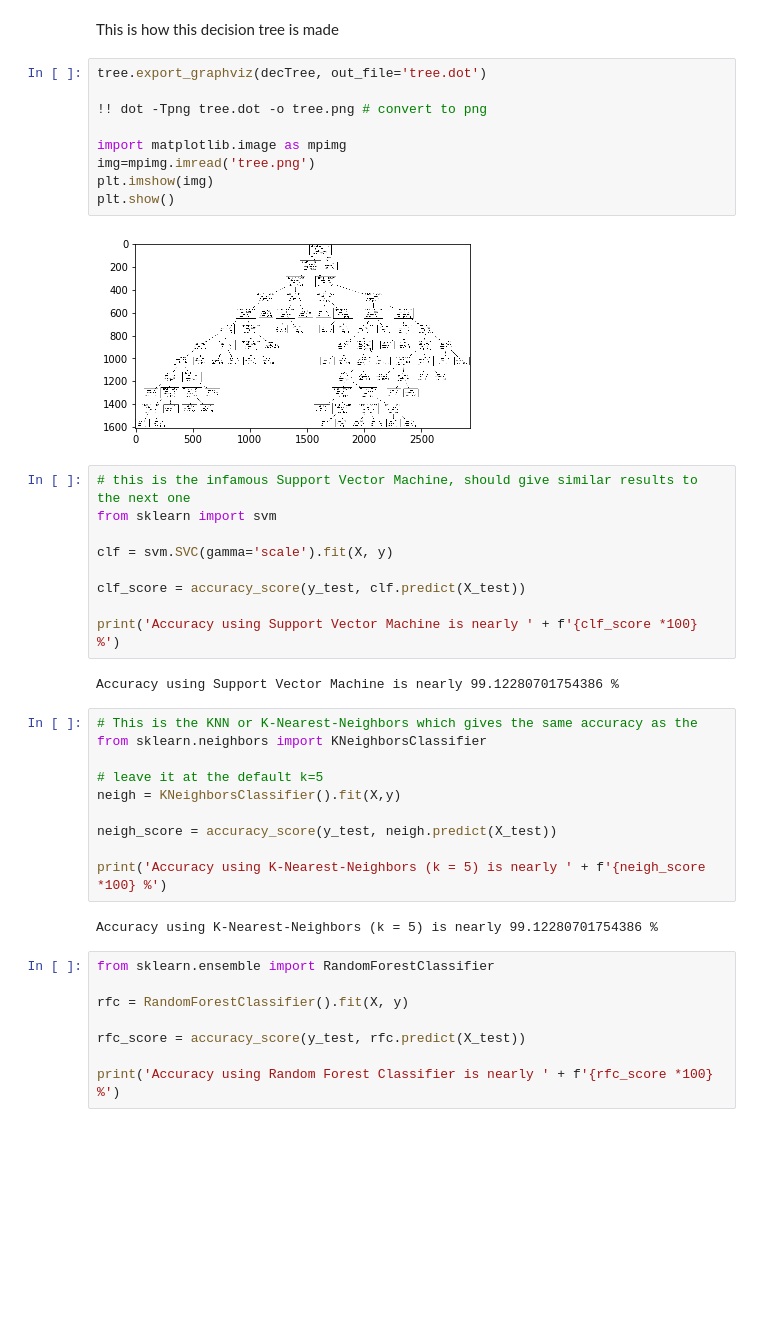
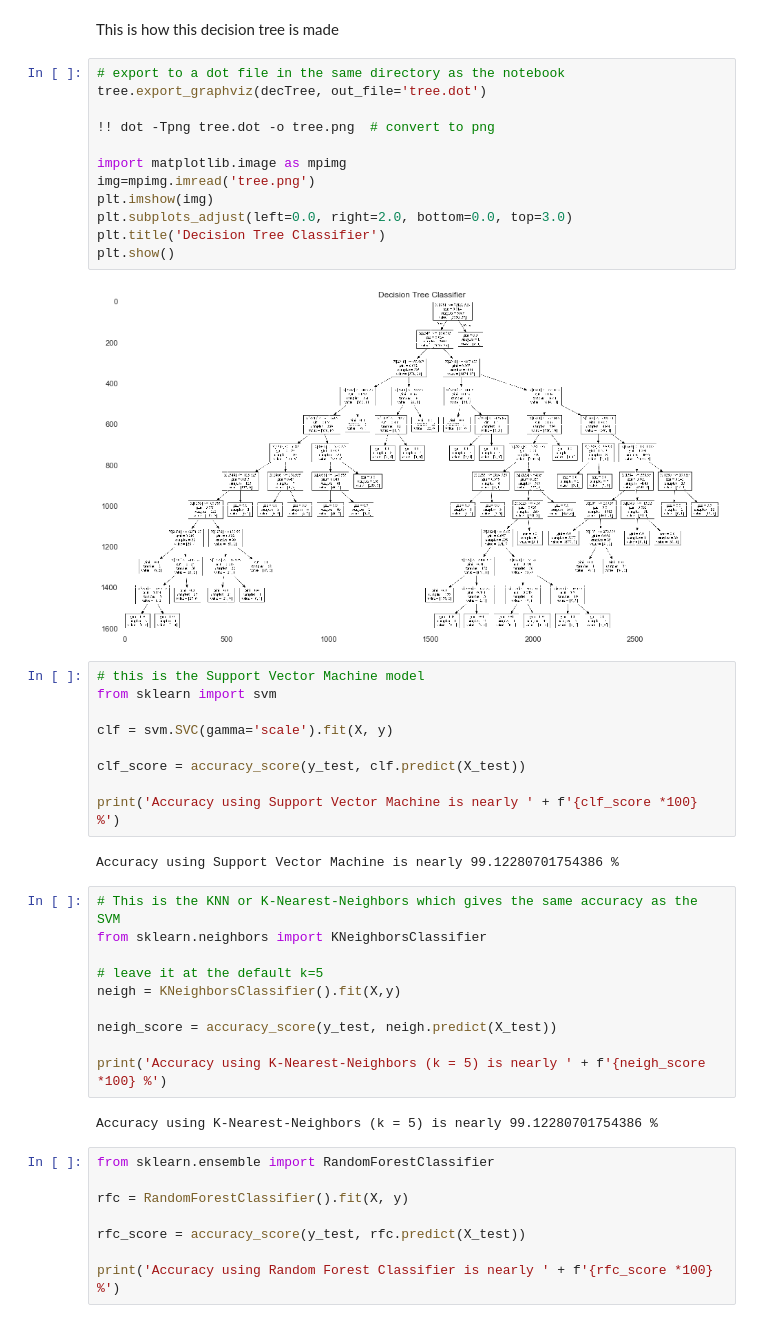
Before and after one commit to techshot25/KeplerData, a Jupyter notebook: exoPlanets.ipynb, the cells around one changed output. Drawn from its saved outputs; the diff is of its cells as text; blank space fills up the shorter version.

```diff
--- a/exoPlanets.ipynb
+++ b/exoPlanets.ipynb
@@ -180,18 +156,21 @@ Accuracy using Decision Tree Classifier is nearly 98.42105263157895 %
 # %% [markdown]
 This is how this decision tree is made
 # %%
+# export to a dot file in the same directory as the notebook
 tree.export_graphviz(decTree, out_file='tree.dot')
 
-!! dot -Tpng tree.dot -o tree.png # convert to png
+!! dot -Tpng tree.dot -o tree.png  # convert to png
 
 import matplotlib.image as mpimg
 img=mpimg.imread('tree.png')
 plt.imshow(img)
+plt.subplots_adjust(left=0.0, right=2.0, bottom=0.0, top=3.0)
+plt.title('Decision Tree Classifier')
 plt.show()
 # %% [output]
-[figure, old version]
+[figure, new version]
 # %%
-# this is the infamous Support Vector Machine, should give similar results to the next one
+# this is the Support Vector Machine model
 from sklearn import svm
 
 clf = svm.SVC(gamma='scale').fit(X, y)
@@ -202,7 +181,7 @@ print('Accuracy using Support Vector Machine is nearly ' + f'{clf_score *100} %'
 # %% [output]
 Accuracy using Support Vector Machine is nearly 99.12280701754386 %
 # %%
-# This is the KNN or K-Nearest-Neighbors which gives the same accuracy as the
+# This is the KNN or K-Nearest-Neighbors which gives the same accuracy as the SVM
 from sklearn.neighbors import KNeighborsClassifier
 
 # leave it at the default k=5
```
Also changed, not shown: parts of 12 cells of this notebook.
